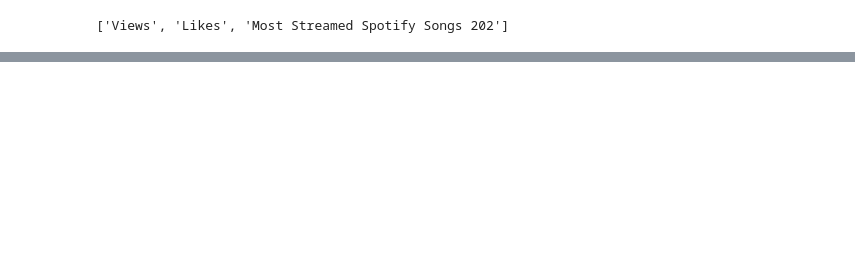
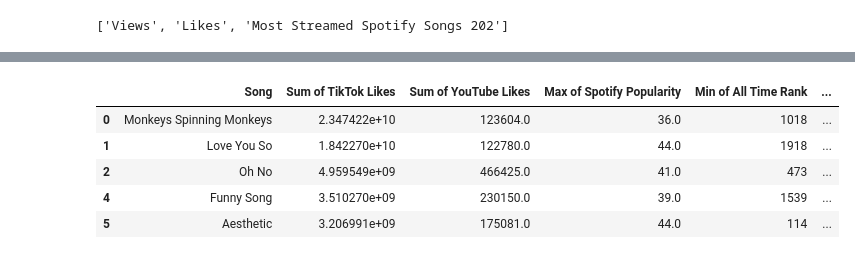
Before and after one commit to qstibbins/project-1, a Jupyter notebook: data.ipynb, the cells around one changed output, grey strips where cells are left out. Saved outputs shown, nothing was run; the diff lists cells and outputs as text; code cells hidden in the pictures; blank space fills up the shorter version.

```diff
--- a/data.ipynb
+++ b/data.ipynb
@@ -85,0 +103,59 @@ merged_df
+# %%
+# Create top 500 TikTok dataframe
+
+# Sort DataFrame by TikTok Views in descending order
+top_500_tiktok_df = merged_df.sort_values(by='Sum of TikTok Views', ascending=False).head(501)
+most_streamed_df = most_streamed_df.sort_values(by='Sum of TikTok Views', ascending=False).head(501)
+
+# Remove the 'Grand Total' row
+top_500_tiktok_df = top_500_tiktok_df[top_500_tiktok_df['Song'] != 'Grand Total']
+top_25_tiktok_df = top_500_tiktok_df.sort_values(by='Sum of TikTok Views', ascending=False).head(25)
+top_10_tiktok_df = top_25_tiktok_df.sort_values(by='Sum of TikTok Views', ascending=False).head(10)
+
+# Display top 500 TikTok-viewed songs with their Spotify Streams
+# top_500_tiktok_df[['Song', 'Sum of TikTok Views', 'Sum of YouTube Views', 'Sum of TikTok Likes', 'Sum of YouTube Likes']]
+
+# Display top 25 TikTok-viewed songs with their Spotify Streams
+# top_25_tiktok_df[['Song', 'Sum of TikTok Views', 'Sum of YouTube Views', 'Sum of TikTok Likes', 'Sum of YouTube Likes']]
+
+# Display top 10 TikTok-viewed songs with their Spotify Streams
+# top_10_tiktok_df[['Song', 'Sum of TikTok Views', 'Sum of YouTube Views', 'Sum of TikTok Likes', 'Sum of YouTube Likes']]
+
+
+# Apply styling for better readability (for display purposes)
+formatted_top_500_df = top_500_tiktok_df.style.format({
+    'Sum of TikTok Likes': '{:,.2f}',
+    'Sum of YouTube Likes': '{:,.2f}',
+    'Sum of Spotify Streams': '{:,.2f}',
+    'Sum of YouTube Views': '{:,.2f}',
+    'Sum of TikTok Views': '{:,.2f}',
+    'Max of Spotify Popularity': '{:,}'  # Add commas, no decimals
+})
+
+formatted_top_25_df = top_25_tiktok_df.style.format({
+    'Sum of TikTok Likes': '{:,.2f}',
+    'Sum of YouTube Likes': '{:,.2f}',
+    'Sum of Spotify Streams': '{:,.2f}',
+    'Sum of YouTube Views': '{:,.2f}',
+    'Sum of TikTok Views': '{:,.2f}',
+    'Max of Spotify Popularity': '{:,}'  # Add commas, no decimals
+})
+
+formatted_top_10_df = top_10_tiktok_df[['Song', 'Sum of TikTok Views',
+                                           'Sum of YouTube Views', 'Sum of TikTok Likes', 'Sum of YouTube Likes']].style.format({
+    'Sum of TikTok Likes': '{:,.0f}',
+    'Sum of YouTube Likes': '{:,.0f}',
+    'Sum of Spotify Streams': '{:,.0f}',
+    'Sum of YouTube Views': '{:,.0f}',
+    'Sum of TikTok Views': '{:,.0f}',
+    'Max of Spotify Popularity': '{:,}'  # Add commas, no decimals
+})
+
+top_500_tiktok_df.head()
+# %% [output]
+|  | Song | Sum of TikTok Likes | Sum of YouTube Likes | Max of Spotify Popularity | Min of All Time Rank | ... |
+| 0 | Monkeys Spinning Monkeys | 2.347422e+10 | 123604.0 | 36.0 | 1018 | ... |
+| 1 | Love You So | 1.842270e+10 | 122780.0 | 44.0 | 1918 | ... |
+| 2 | Oh No | 4.959549e+09 | 466425.0 | 41.0 | 473 | ... |
+| 4 | Funny Song | 3.510270e+09 | 230150.0 | 39.0 | 1539 | ... |
+| 5 | Aesthetic | 3.206991e+09 | 175081.0 | 44.0 | 114 | ... |
```
Also changed, not shown: parts of 33 cells of this notebook, 1 other file.
